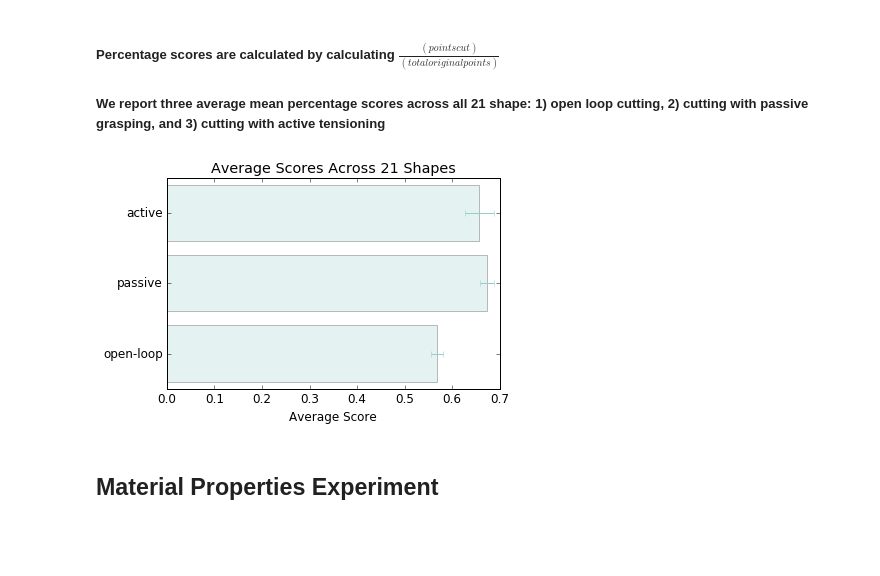
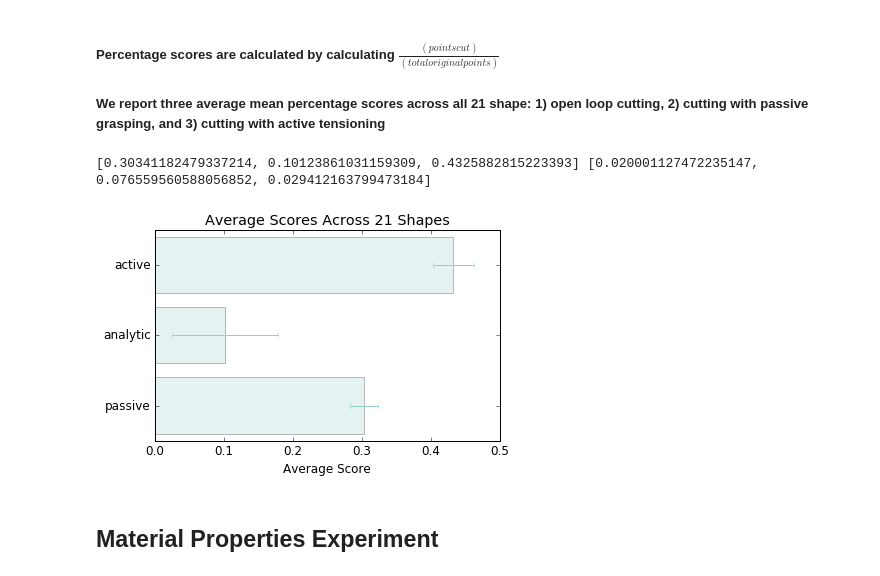
Before and after one commit to BerkeleyAutomation/cloth_simulation, a Jupyter notebook: Figures.ipynb, the cells around one changed output. Cells and saved outputs as stored; diff of their text form; code cells hidden in the pictures; blank space fills up the shorter version.

```diff
--- a/Figures.ipynb
+++ b/Figures.ipynb
@@ -28,7 +28,7 @@ rcParams.update({'figure.autolayout': True})
 rcParams.update({'font.size': 12})
 fprop = font_manager.FontProperties(fname='/Library/Fonts/Microsoft/Gill Sans MT.ttf')
 
-colors = ['#00ff99','#0099ff','#ffcc00','#ff5050','#9900cc','#5050ff','#99cccc','#0de4f6']
+colors = ['#00ff99','#0099ff','#ffcc00','#ff5050','#9900cc','#5050ff','#99cccc','#0de4f6', '#e04e39']
 markers = ['s-', 'o-', '^-', 'v-', 'x-', 'h-']
 # %% [markdown]
 ## Shapes
@@ -37,7 +37,7 @@ markers = ['s-', 'o-', '^-', 'v-', 'x-', 'h-']
 # %%
 def vis_shape(corners, points, filename, savefig=True):
     trajectory = np.asarray(get_trajectory(corners, pts, True))
-    plt.plot(trajectory[:,0], trajectory[:,1] , color=colors[1], alpha=1.0)
+    plt.plot(trajectory[:,0], trajectory[:,1] , color='k', alpha=1.0, linewidth=8.0)
     plt.axis('equal')
     frame = plt.gca()
     frame.axes.get_xaxis().set_visible(False)
@@ -45,6 +45,8 @@ def vis_shape(corners, points, filename, savefig=True):
 
     if savefig == True:
         plt.savefig(dir_figs+filename+'.svg', format='svg', facecolor='w', edgecolor='w')
+        plt.savefig(dir_figs+filename+'.png', format='png', facecolor='w', edgecolor='w')
+
     plt.show()
 
 num_shapes = 21
@@ -142,42 +153,48 @@ pts_21 &  0.594 $\pm$ 0.021 &  0.767 $\pm$ 0.011 &  0.537 $\pm$ 0.021 \\
 ##### We report three average mean percentage scores across all 21 shape: 1) open loop cutting, 2) cutting with passive grasping, and 3) cutting with active tensioning
 # %%
 num_shapes = 21
-index = []
-scores_open = []
+# scores_open = []
 scores_hold = []
 scores_tens = []
+scores_anal = []
 
 for i in range(1, num_shapes+1):
     filename = 'pts_%d' %(i)
     filepath = dir_data + filename
     # open loop
     d = pickle.load(open(filepath+"/noholds", "rb"))
-    totalpts = d['totalpts'] + 0.0
-    scores_open = scores_open + [x / (totalpts) for x in d['scores']]
+    score_open = np.mean(d['scores']) + 0.0
     # passive grasping
     d = pickle.load(open(filepath+"/holds", "rb"))
-    scores_hold = scores_hold + [x / (totalpts) for x in d['scores']]
+    scores_hold = scores_hold + [(x - score_open) / (abs(score_open)) for x in d['scores']]
+    # analytic tensioning
+    d = pickle.load(open(dir_data + "all_pts_policy/analytic21.p", "rb"))
+    if 'pts_%d.p' %(i) in d.keys():
+        scores_anal = scores_anal + [(x - score_open) / (abs(score_open)) for x in d['pts_%d.p' %(i)]]
     # active tensioning
-    d = pickle.load(open(filepath+"/data%d.p" %(i), "rb"))
-    scores_tens = scores_tens + [x / (totalpts) for x in d]
-    index.append(filename)
+    d = pickle.load(open(dir_data + "all_pts_policy/data.p", "rb"))
+    scores_tens = scores_tens + [(x - score_open) / (abs(score_open)) for x in d[i-1]]
 
 # Visualize in a bar graph
-modes = ['open-loop', 'passive', 'active']
+modes = ['passive', 'analytic', 'active']
 y_pos = np.arange(len(modes))
-scores = [np.mean(scores_open), np.mean(scores_hold), np.mean(scores_tens)]
-error = [2*stats.sem(scores_open), 2*stats.sem(scores_hold), 2*stats.sem(scores_tens)]
+scores = [np.mean(scores_hold), np.mean(scores_anal), np.mean(scores_tens)]
+error = [2*stats.sem(scores_hold), 2*stats.sem(scores_anal), 2*stats.sem(scores_tens)]
+
+print scores, error
 
 plt.barh(y_pos, scores, xerr=error, align='center', alpha=0.25, color=colors[6], ecolor=colors[6])
 plt.yticks(y_pos, modes)
 plt.xlabel('Average Score')
 plt.title('Average Scores Across 21 Shapes')
 
 
 plt.savefig(dir_figs+'avg_scores_bar'+'.svg', format='svg', facecolor='w', edgecolor='w')
+plt.savefig(dir_figs+'avg_scores_bar'+'.png', format='png', facecolor='w', edgecolor='w')
 plt.show()
 # %% [output]
+[0.30341182479337214, 0.10123861031159309, 0.4325882815223393] [0.020001127472235147, 0.076559560588056852, 0.029412163799473184]
-[figure, old version]
+[figure, new version]
 # %% [markdown]
 ## Material Properties Experiment
 # %% [markdown]
```
Also changed, not shown: parts of 10 cells of this notebook, 23 other files.
